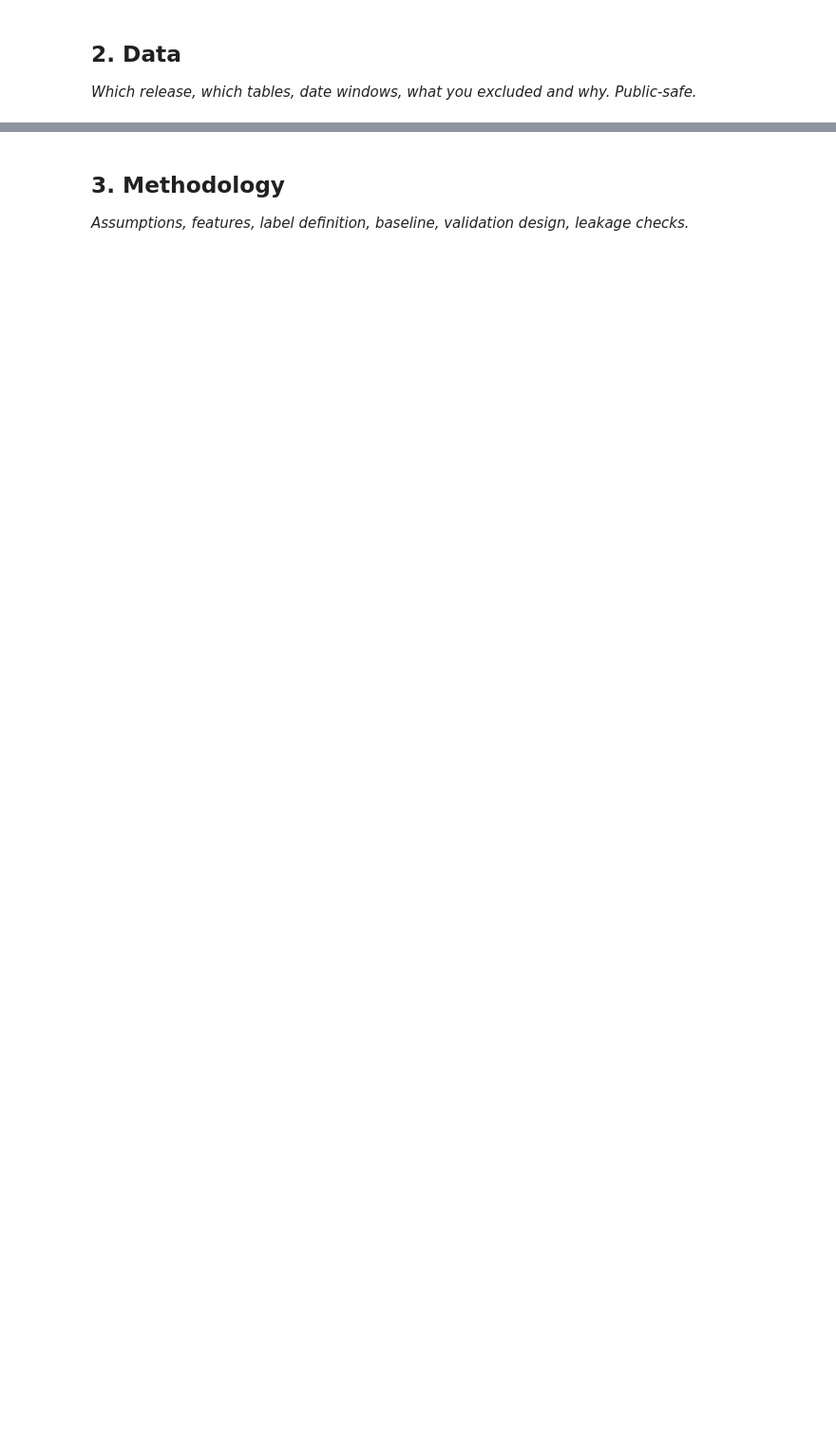
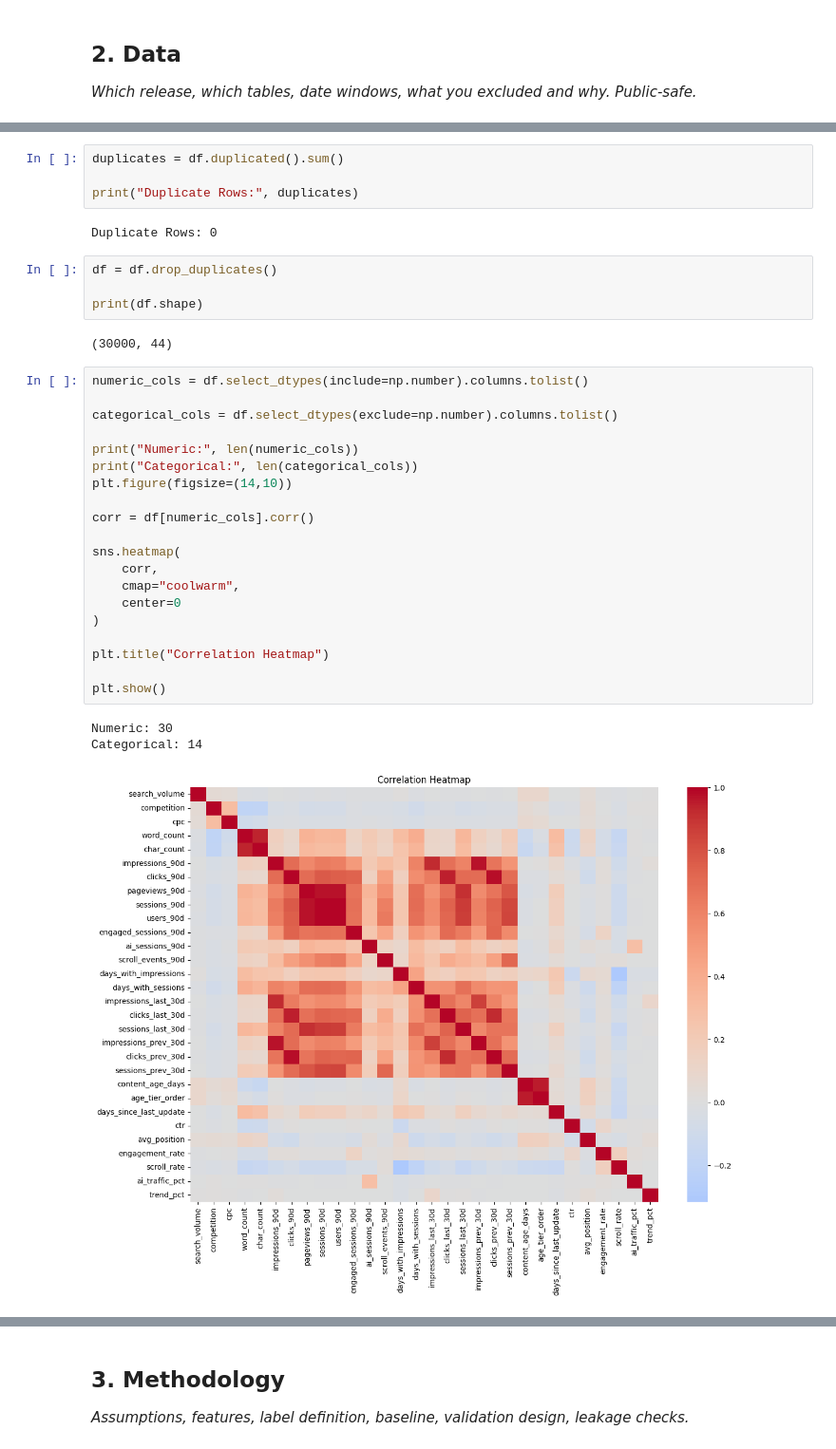
Before and after one commit to MahboobAli1/flyrank-ml-internship, a Jupyter notebook: work/notebooks/capstone.ipynb, the cells around one changed output, grey strips where cells are left out. Shown at 95% size. Saved outputs shown, nothing was run; the diff lists cells and outputs as text; blank space fills up the shorter version.

```diff
--- a/work/notebooks/capstone.ipynb
+++ b/work/notebooks/capstone.ipynb
@@ -16,0 +226,36 @@ This skeleton is yours to fill. Work the sections **in order** — each one has
+# %%
+duplicates = df.duplicated().sum()
+
+print("Duplicate Rows:", duplicates)
+# %% [output]
+Duplicate Rows: 0
+# %%
+df = df.drop_duplicates()
+
+print(df.shape)
+# %% [output]
+(30000, 44)
+# %%
+numeric_cols = df.select_dtypes(include=np.number).columns.tolist()
+
+categorical_cols = df.select_dtypes(exclude=np.number).columns.tolist()
+
+print("Numeric:", len(numeric_cols))
+print("Categorical:", len(categorical_cols))
+plt.figure(figsize=(14,10))
+
+corr = df[numeric_cols].corr()
+
+sns.heatmap(
+    corr,
+    cmap="coolwarm",
+    center=0
+)
+
+plt.title("Correlation Heatmap")
+
+plt.show()
+# %% [output]
+Numeric: 30
+Categorical: 14
+[figure, added]
```
Also changed, not shown: parts of 23 cells of this notebook.
